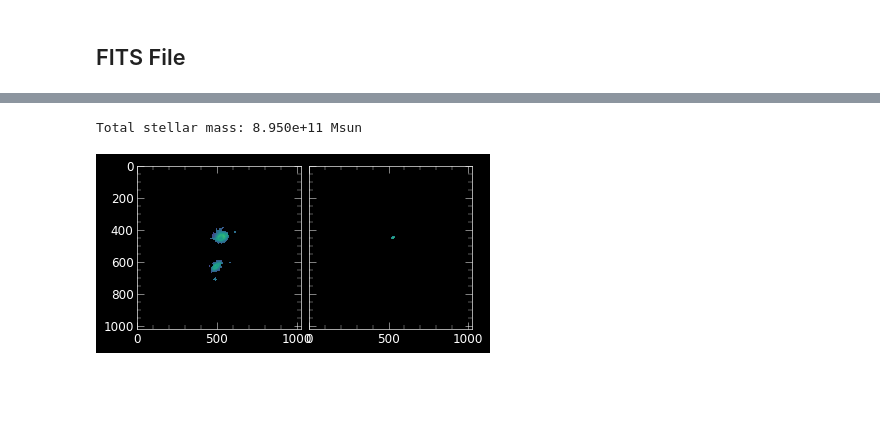
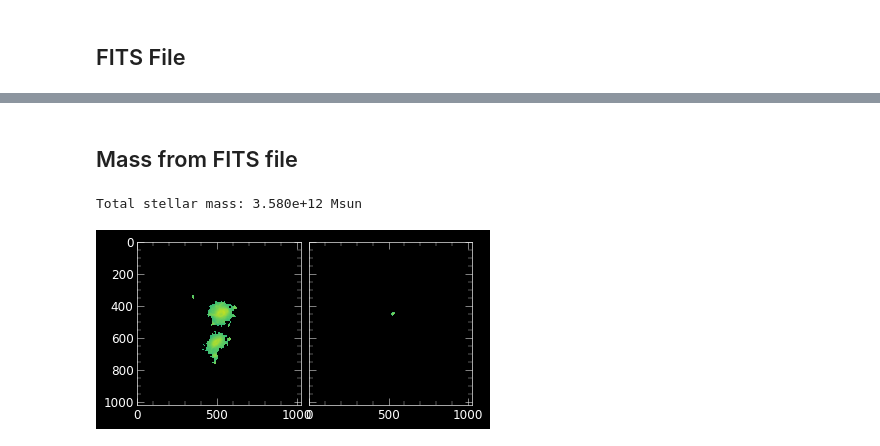
Before and after one commit to ansingh16/hr5_metallicity, a Jupyter notebook: Code/CEAGLE.ipynb, the cells around one changed output, grey strips where cells are left out. Cells and saved outputs as stored; diff of their text form; code cells hidden in the pictures; blank space fills up the shorter version.

Commit message:
fixed mass issue now fits matches the data

```diff
--- a/Code/CEAGLE.ipynb
+++ b/Code/CEAGLE.ipynb
@@ -75,3 +81,5 @@ SCALE   = '3.800000000000001/1024 Mpc/pixel'
+# %% [markdown]
+## Mass from FITS file
 # %%
 from astropy.io import fits
 import numpy as np
@@ -79,27 +87,23 @@ import numpy as np
 # Open the FITS file
 with fits.open(f'{output}/{0}/1_0.fits') as hdulist:
 
-    # # List available HDU names
-    # print("Available HDU names:")
-    # for hdu in hdulist:
-    #     if hasattr(hdu, 'name'):
-    #         print(hdu.name)
+
 
     # Access a specific HDU by its name
-    hdu_name = 'All_STAR_DENSITY_Y'  # Replace with the name of the HDU you want to access
+    hdu_name = 'All_STAR_DENSITY_X'  # Replace with the name of the HDU you want to access
     hdu = hdulist[hdu_name]
     data = hdu.data
     header = hdu.header
-    # print(f"Data shape: {data.shape}")
-    # print(f"Header: {repr(header)}")
+
 
     # Extract the scale information
-    scale_str = header['SCALE']  # e.g., "3.800000000000001/1024 Mpc/pixel"
-    scale_numerator, scale_denominator_with_unit = scale_str.split('/')[:2]
-    scale_value = float(scale_numerator) / float(scale_denominator_with_unit.split()[0])  # Extract numeric part
+    scale_str = header['SCALE']
 
-    # Convert scale to kpc^2 per pixel
-    scale_kpc_per_pixel = scale_value * 1000  # Convert Mpc to kpc
+    scale_numerator, unit = scale_str.split(' ')
+    scale_value = float(scale_numerator.split('/')[0])/float(scale_numerator.split('/')[1])
+
+    # # Convert scale to kpc^2 per pixel
+    scale_kpc_per_pixel = (scale_value) * 1000  # Convert Mpc to kpc
     pixel_area_kpc2 = scale_kpc_per_pixel**2
 
     # Calculate total mass
@@ -107,21 +111,22 @@ with fits.open(f'{output}/{0}/1_0.fits') as hdulist:
 
     print(f"Total stellar mass: {total_mass:.3e} Msun")
 # %% [output]
-Total stellar mass: 8.950e+11 Msun
+Total stellar mass: 3.580e+12 Msun
 # %%
 import matplotlib.pyplot as plt
 plt.style.use('../paper_style.mplstyle')
 
 
 fig,ax = plt.subplots(1,2,sharey=True)
 
 
-with fits.open(f'{output}/{0}/1_0.fits') as hdulist:
+with fits.open(f'{output}/{0}/1_0_cic.fits') as hdulist:
 
     for i,img in enumerate(['ICL_STAR_DENSITY_Y','BCG_STAR_DENSITY_Y']):
 
         hdu = hdulist[img]
         data = hdu.data
+        header = hdu.header
         ax[i].imshow(np.log10(data))
 # %% [output]
-[figure, old version]
+[figure, new version]
```
Also changed, not shown: parts of 4 cells of this notebook, 4 other files.
